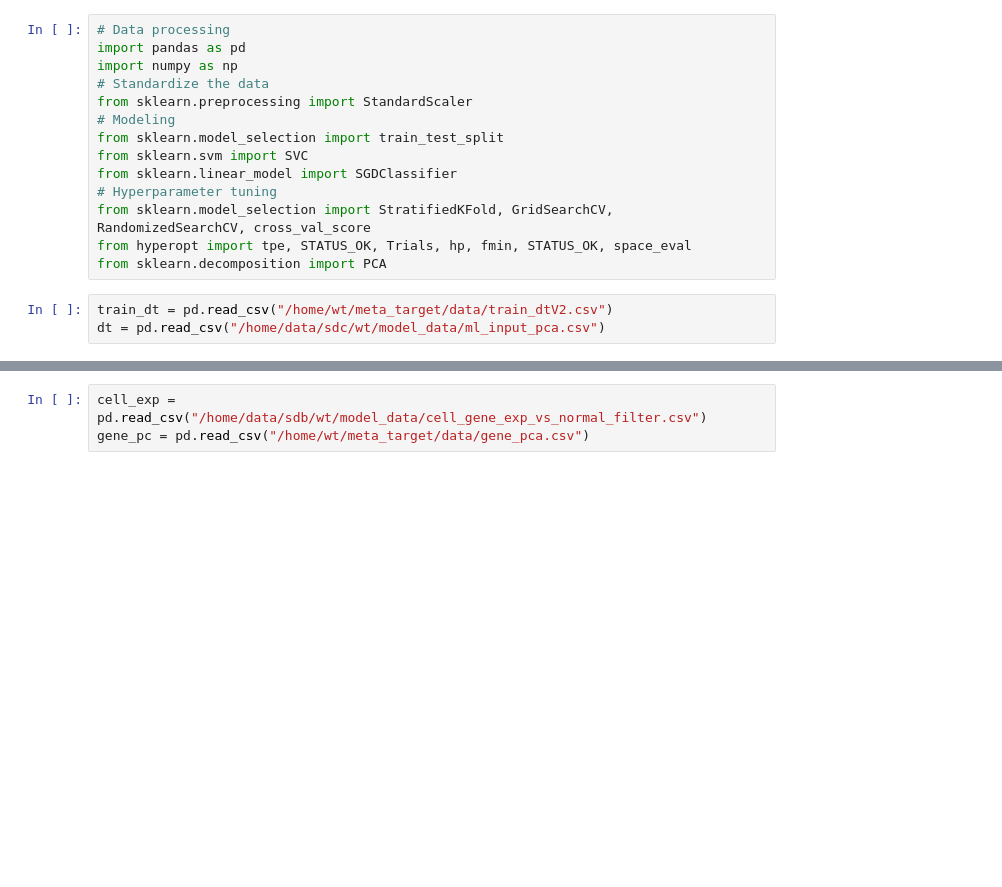
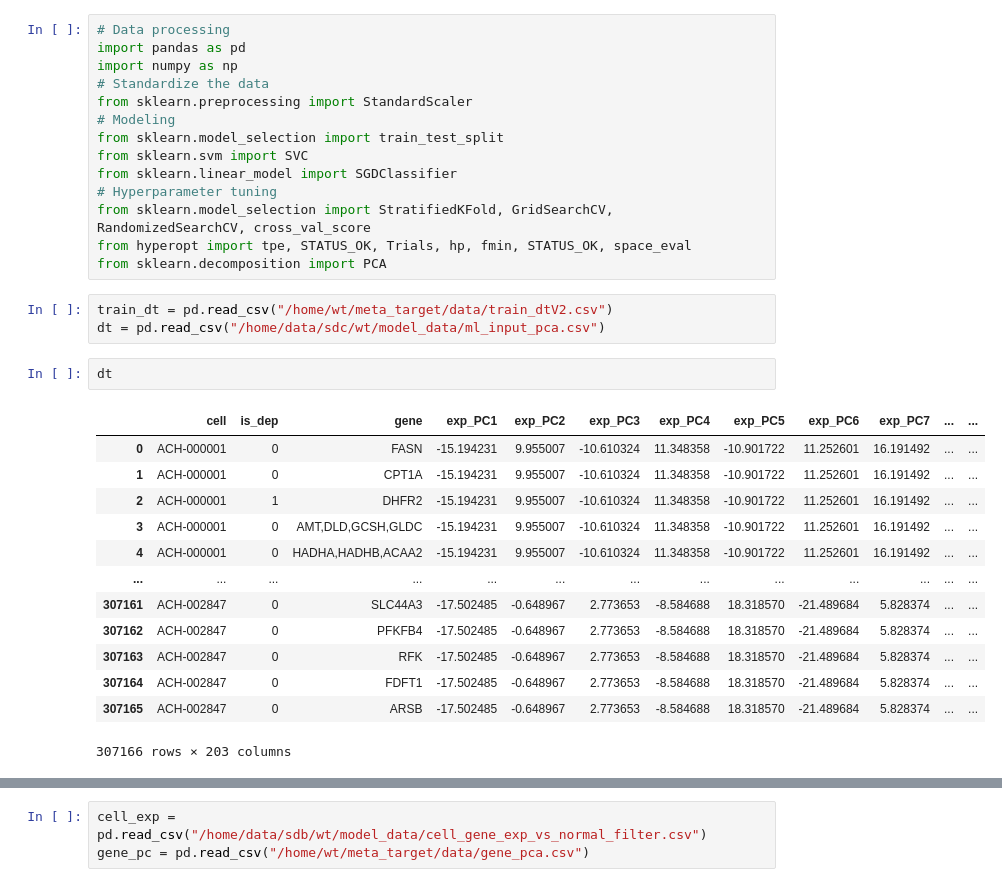
Before and after one commit to XSLiuLab/DeepMeta, a Jupyter notebook: scripts/model/model_cv_ml.ipynb, the cells around one changed output, grey strips where cells are left out. Saved outputs shown, nothing was run; the diff lists cells and outputs as text; blank space fills up the shorter version.

```diff
--- a/scripts/model/model_cv_ml.ipynb
+++ b/scripts/model/model_cv_ml.ipynb
@@ -15,3 +15,19 @@ from sklearn.decomposition import PCA
 # %%
 train_dt = pd.read_csv("/home/wt/meta_target/data/train_dtV2.csv")
 dt = pd.read_csv("/home/data/sdc/wt/model_data/ml_input_pca.csv")
+# %%
+dt
+# %% [output]
+|  | cell | is_dep | gene | exp_PC1 | exp_PC2 | exp_PC3 | exp_PC4 | exp_PC5 | exp_PC6 | exp_PC7 | ... | ... |
+| 0 | ACH-000001 | 0 | FASN | -15.194231 | 9.955007 | -10.610324 | 11.348358 | -10.901722 | 11.252601 | 16.191492 | ... | ... |
+| 1 | ACH-000001 | 0 | CPT1A | -15.194231 | 9.955007 | -10.610324 | 11.348358 | -10.901722 | 11.252601 | 16.191492 | ... | ... |
+| 2 | ACH-000001 | 1 | DHFR2 | -15.194231 | 9.955007 | -10.610324 | 11.348358 | -10.901722 | 11.252601 | 16.191492 | ... | ... |
+| 3 | ACH-000001 | 0 | AMT,DLD,GCSH,GLDC | -15.194231 | 9.955007 | -10.610324 | 11.348358 | -10.901722 | 11.252601 | 16.191492 | ... | ... |
+| 4 | ACH-000001 | 0 | HADHA,HADHB,ACAA2 | -15.194231 | 9.955007 | -10.610324 | 11.348358 | -10.901722 | 11.252601 | 16.191492 | ... | ... |
+| ... | ... | ... | ... | ... | ... | ... | ... | ... | ... | ... | ... | ... |
+| 307161 | ACH-002847 | 0 | SLC44A3 | -17.502485 | -0.648967 | 2.773653 | -8.584688 | 18.318570 | -21.489684 | 5.828374 | ... | ... |
+| 307162 | ACH-002847 | 0 | PFKFB4 | -17.502485 | -0.648967 | 2.773653 | -8.584688 | 18.318570 | -21.489684 | 5.828374 | ... | ... |
+| 307163 | ACH-002847 | 0 | RFK | -17.502485 | -0.648967 | 2.773653 | -8.584688 | 18.318570 | -21.489684 | 5.828374 | ... | ... |
+| 307164 | ACH-002847 | 0 | FDFT1 | -17.502485 | -0.648967 | 2.773653 | -8.584688 | 18.318570 | -21.489684 | 5.828374 | ... | ... |
+| 307165 | ACH-002847 | 0 | ARSB | -17.502485 | -0.648967 | 2.773653 | -8.584688 | 18.318570 | -21.489684 | 5.828374 | ... | ... |
+307166 rows × 203 columns
```
Also changed, not shown: parts of 10 cells of this notebook, 15 other files.
